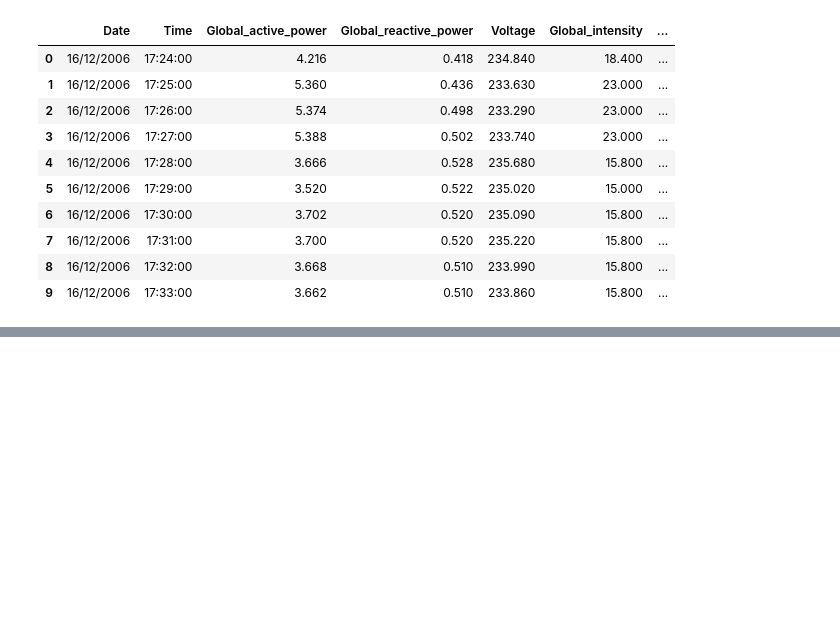
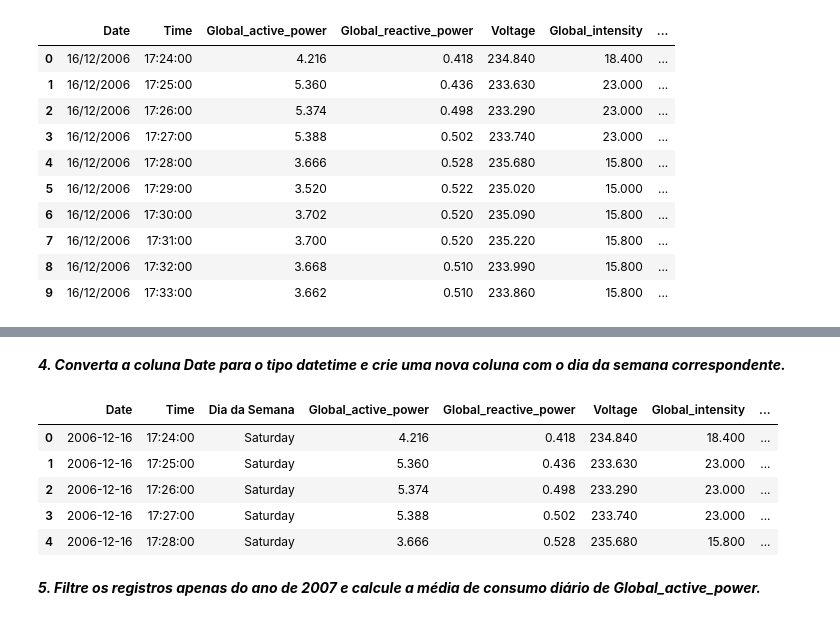
Before and after one commit to jumarques03/CP01-SERS-2SEMESTRE, a Jupyter notebook: CP01_SERS_2SEMESTRE.ipynb, the cells around one changed output, grey strips where cells are left out. Drawn from its saved outputs; the diff is of its cells as text; code cells hidden in the pictures; blank space fills up the shorter version.

```diff
--- a/CP01_SERS_2SEMESTRE.ipynb
+++ b/CP01_SERS_2SEMESTRE.ipynb
@@ -14,7 +5,9 @@ remote: Total 3 (delta 0), reused 0 (delta 0), pack-reused 0 (from 0)
 # %%
 import pandas as pd
 # %%
-df= pd.read_csv("/content/drive/MyDrive/household_power_consumption.txt", sep=";", low_memory=False) # Isso aqui vai se tornar um DataFrame
+df= pd.read_csv("/content/drive/MyDrive/household_power_consumption (1).txt", sep=";", low_memory=False) # Isso aqui vai se tornar um DataFrame
+copia_df= df.copy()
+
 df.head(10)
 # %% [output]
 |  | Date | Time | Global_active_power | Global_reactive_power | Voltage | Global_intensity | ... |
@@ -30,0 +50,19 @@ df.head(10)
+# %% [markdown]
+***4. Converta a coluna Date para o tipo datetime e crie uma nova coluna com o dia da semana
+correspondente.***
+# %%
+copia_df['Date'] = pd.to_datetime(copia_df['Date'])
+
+copia_df.insert(2, 'Dia da Semana', copia_df['Date'].dt.day_name())
+
+copia_df.head()
+# %% [output]
+|  | Date | Time | Dia da Semana | Global_active_power | Global_reactive_power | Voltage | Global_intensity | ... |
+| 0 | 2006-12-16 | 17:24:00 | Saturday | 4.216 | 0.418 | 234.840 | 18.400 | ... |
+| 1 | 2006-12-16 | 17:25:00 | Saturday | 5.360 | 0.436 | 233.630 | 23.000 | ... |
+| 2 | 2006-12-16 | 17:26:00 | Saturday | 5.374 | 0.498 | 233.290 | 23.000 | ... |
+| 3 | 2006-12-16 | 17:27:00 | Saturday | 5.388 | 0.502 | 233.740 | 23.000 | ... |
+| 4 | 2006-12-16 | 17:28:00 | Saturday | 3.666 | 0.528 | 235.680 | 15.800 | ... |
+# %% [markdown]
+***5. Filtre os registros apenas do ano de 2007 e calcule a média de consumo diário de
+Global_active_power.***
```
Also changed, not shown: parts of 6 cells of this notebook.
